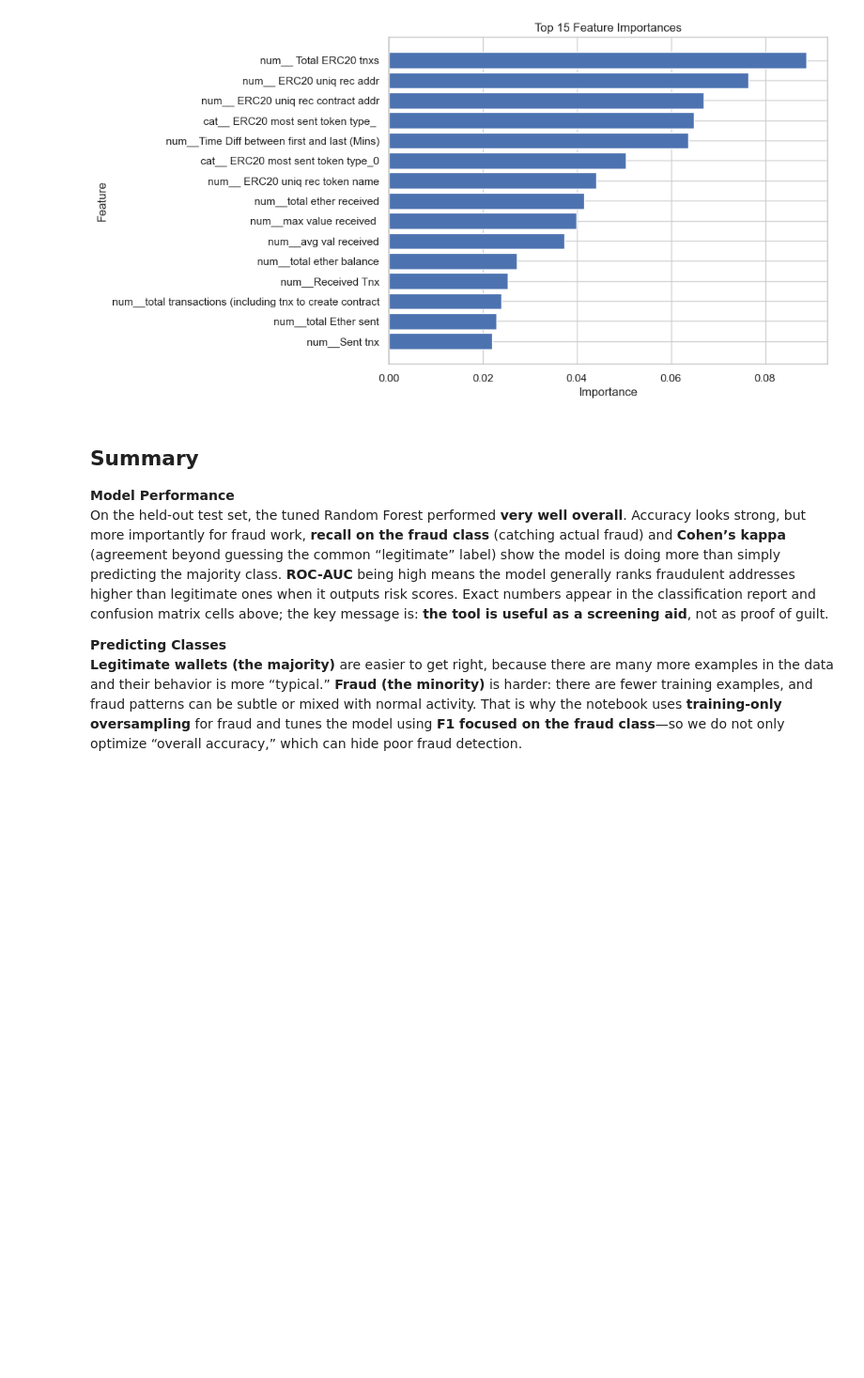
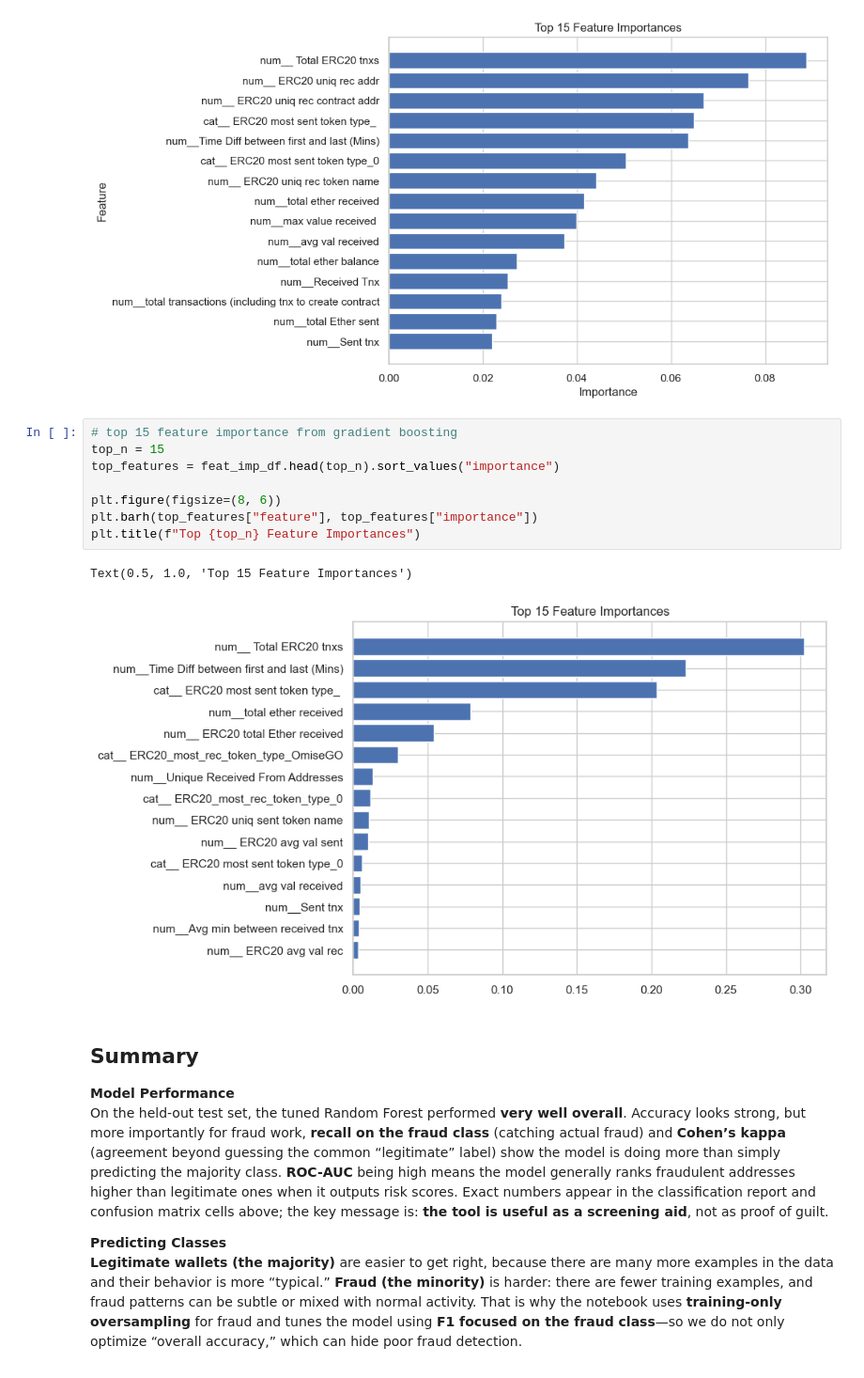
Before and after one commit to domi04/Ethereum-Fraud-Detection, a Jupyter notebook: Ethereum Fraud Detection.ipynb, the cells around one changed output. Shown at 94% size. Cells and saved outputs as stored; diff of their text form; blank space fills up the shorter version.

```diff
--- a/Ethereum Fraud Detection.ipynb
+++ b/Ethereum Fraud Detection.ipynb
@@ -958,6 +1032,17 @@ plt.ylabel("Feature")
 plt.show()
 # %% [output]
 [figure]
+# %%
+# top 15 feature importance from gradient boosting
+top_n = 15
+top_features = feat_imp_df.head(top_n).sort_values("importance")
+
+plt.figure(figsize=(8, 6))
+plt.barh(top_features["feature"], top_features["importance"])
+plt.title(f"Top {top_n} Feature Importances")
+# %% [output]
+Text(0.5, 1.0, 'Top 15 Feature Importances')
+[figure, added]
 # %% [markdown]
 ## Summary
 
```
Also changed, not shown: parts of 11 cells of this notebook, 3 other files.
